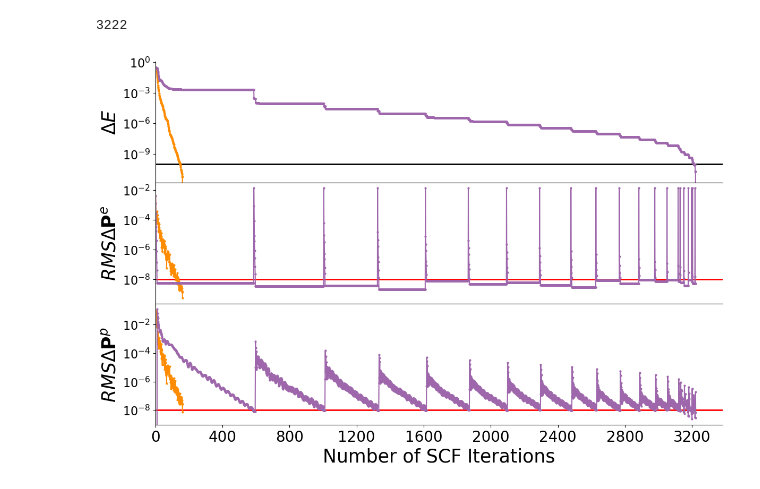
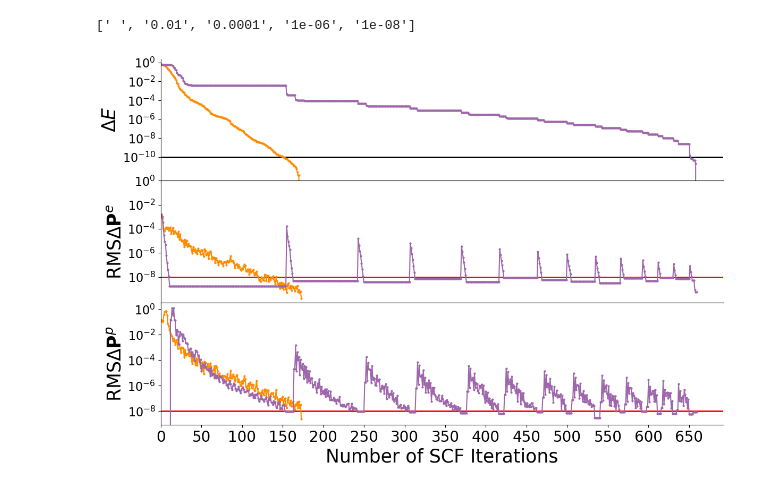
Before and after one commit to aodongliu/NEO-SCF-2ndYearExam, a Jupyter notebook: plotZoomin.ipynb, the cells around one changed output. Saved outputs shown, nothing was run; the diff lists cells and outputs as text; code cells hidden in the pictures.

Commit message:
trying to make new figures for the paper

```diff
--- a/plotZoomin.ipynb
+++ b/plotZoomin.ipynb
@@ -55,11 +14,21 @@ len(zundel_stw_pp)
+# %%
+zundel_smt_e  = np.loadtxt("/Users/aodongliu/LiGroup/gaussian/neo_scf_data_processing/Data/zundel_smt_ccpvtz_pb5d/energy.dat", dtype=None)
+zundel_smt_pp  = np.loadtxt("/Users/aodongliu/LiGroup/gaussian/neo_scf_data_processing/Data/zundel_smt_ccpvtz_pb5d/rmsdpp.dat", dtype=None)
+zundel_smt_pe  = np.loadtxt("/Users/aodongliu/LiGroup/gaussian/neo_scf_data_processing/Data/zundel_smt_ccpvtz_pb5d/rmsdpe.dat", dtype=None)
 # %%
 zundel_stw_iter = np.arange(1,zundel_stw_e.size,1)
-zundel_smtd_iter = np.arange(1,zundel_smtd_e.size,1)
+zundel_smt_iter = np.arange(1,zundel_smt_e.size,1)
-# %%
-zundel_stw_iter.size
-# %% [output]
-3222
 # %%
 # Subtract the final energy for energy at each iteration
 zundel_stw_e -= zundel_stw_e[-1]
-zundel_smtd_e -= zundel_smtd_e[-1]
+zundel_smt_e -= zundel_smt_e[-1]
+# %%
+e_exp = [0,2,4,6,8,10]
+e_yticks = [10**(-x) for x in e_exp]
+
+pe_exp = [0,2,4,6,8]
+pe_yticks = [10**(-x) for x in pe_exp]
+pe_ylabels = [str(i) for i in pe_yticks]
+
+pp_exp = [0,2,4,6,8]
+pp_yticks = [10**(-x) for x in pp_exp]
@@ -66,59 +37,68 @@ zundel_smtd_e -= zundel_smtd_e[-1]
+# %%
+pe_ylabels
+# %% [output]
+[' ', '0.01', '0.0001', '1e-06', '1e-08']
 # %%
 plt.style.use('default')
 fig = plt.figure(figsize=(12,8))
 gs = fig.add_gridspec(3, hspace=0)
 ax = gs.subplots(sharex=True)
 #fig.suptitle('NEO-SCF with Different Algorithms, hatz/pb4d, $4H_2O+$ zundel Isomer')
-ax[0].plot(zundel_smtd_iter,zundel_smtd_e[1:],'o-',c='darkorange',ms=2,label="Simultaneous-DIIS")
+ax[0].plot(zundel_smt_iter,zundel_smt_e[1:],'o-',c='darkorange',ms=2,label="Simultaneous-DIIS")
 ax[0].plot(zundel_stw_iter,zundel_stw_e[1:],'o-',c='#9e66ab',ms=2,label="Stepwise-DIIS")
 ax[0].axhline(y=10**(-10),xmin=0,xmax=zundel_stw_iter.size+1,c="black",linewidth=2,zorder=0,label='$E$ Threshold')
 ax[0].set_yscale("log")
+ax[0].set_yticks(ticks = e_yticks)
 ax[0].set_ylabel("$ \Delta E}$",fontsize=25)
 #ax[0].set_yticks([10**(-10),0])
 #ax[0].legend(loc='upper right')
 ax[0].spines['right'].set_visible(False)
 ax[0].spines['top'].set_visible(False)
 
-ax[1].plot(zundel_smtd_iter,zundel_smtd_pe[1:],'o-',c='darkorange',ms=2)
+ax[1].plot(zundel_smt_iter,zundel_smt_pe[1:],'o-',c='darkorange',ms=2)
 ax[1].plot(zundel_stw_iter,zundel_stw_pe[1:],'o-',c='#9e66ab',ms=2)
-ax[1].axhline(y=10**(-8),xmin=0,xmax=zundel_stw_iter.size+1,c="red",linewidth=2,zorder=0,label='$RMS \Delta \mathbf{ \mathrm{P} } ^p$ Threshold')
+ax[1].axhline(y=10**(-8),xmin=0,xmax=zundel_stw_iter.size+1,c="red",linewidth=2,zorder=0,label='RMS$ \Delta \mathbf{ \mathrm{P} } ^p$ Threshold')
 ax[1].set_yscale("log")
-ax[1].set_ylabel("$RMS \Delta \mathbf{P} ^e$",fontsize=25)
+ax[1].set_yticks(pe_yticks)
+ax[1].set_ylabel("RMS$ \Delta \mathbf{P} ^e$",fontsize=25)
 #ax[1].legend(loc='upper right')
 ax[1].spines['right'].set_visible(False)
 
-ax[2].plot(zundel_smtd_iter,zundel_smtd_pp[1:],'o-',c='darkorange',ms=2)
+ax[2].plot(zundel_smt_iter,zundel_smt_pp[1:],'o-',c='darkorange',ms=2)
 ax[2].plot(zundel_stw_iter,zundel_stw_pp[1:],'o-',c='#9e66ab',ms=2)
 ax[2].axhline(y=10**(-8),xmin=0,xmax=zundel_stw_iter.size+1,c="red",linewidth=2,zorder=0)
 ax[2].set_yscale("log")
-ax[2].set_ylabel("$RMS \Delta \mathbf{P} ^p$",fontsize=25)
+ax[2].set_yticks(ticks = pp_yticks)
+ax[2].set_ylabel("RMS$ \Delta \mathbf{P} ^p$",fontsize=25)
 #ax[2].legend(loc='upper right')
 ax[2].set_xlabel("Number of SCF Iterations", fontsize=25)
-ax[2].set_xticks(np.arange(0, zundel_stw_iter.size+1, step=400))
+ax[2].set_xticks(np.arange(0, zundel_stw_iter.size+1, step=50))
 ax[2].set_xticklabels(ax[2].get_xticks(), rotation=0, size=20)
 ax[2].set_xlim(xmin=0)
 ax[2].spines['right'].set_visible(False)
 
 ax[0].tick_params(axis='y', labelsize=16)
 ax[1].tick_params(axis='y', labelsize=16)
 ax[2].tick_params(axis='y', labelsize=16)
 # # Hide x labels and tick labels for all but bottom plot.
 # for axes in ax:
 #    axes.label_outer()
 
 fig.set_facecolor('w')
 lines_labels = [axes.get_legend_handles_labels() for axes in ax]
 lines, labels = [sum(lol, []) for lol in zip(*lines_labels)]
 #fig.legend(lines, labels,fontsize=20,loc='upper right')
 
 plt.tight_layout()
-plt.savefig('/Users/aodongliu/LiGroup/gaussian/zundel_2AlgCompvsE.pdf', dpi=3600)
+
+
+plt.savefig('/Users/aodongliu/LiGroup/gaussian/remake_figures_new/new_figure2.pdf', dpi=3600)
 # plt.show()
 
 
 
 #bbox  = legend.get_window_extent().transformed(fig2.dpi_scale_trans.inverted())
 #fig2.savefig(filename, dpi="figure", bbox_inches=bbox, facecolor="w")
         #legend.remove() # removes legend from showing on plot
 # %% [output]
-[figure, old version]
+[figure, new version]
```
Also changed, not shown: parts of 18 cells of this notebook, 38 other files.
